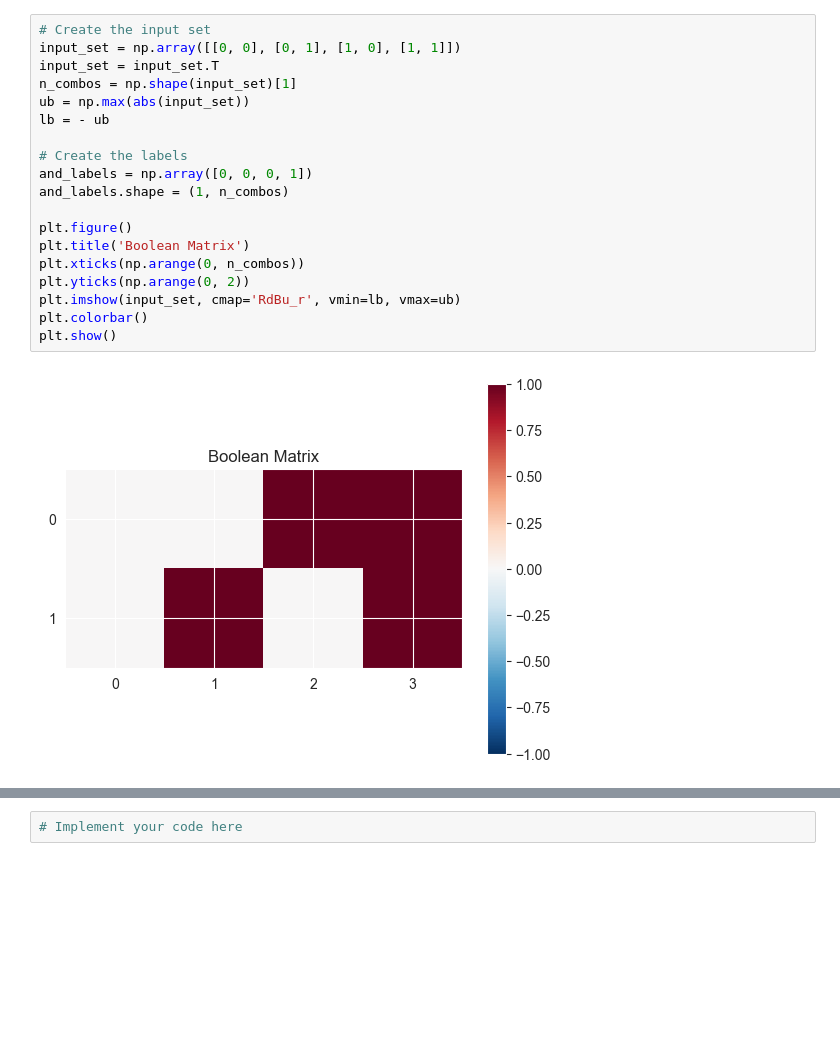
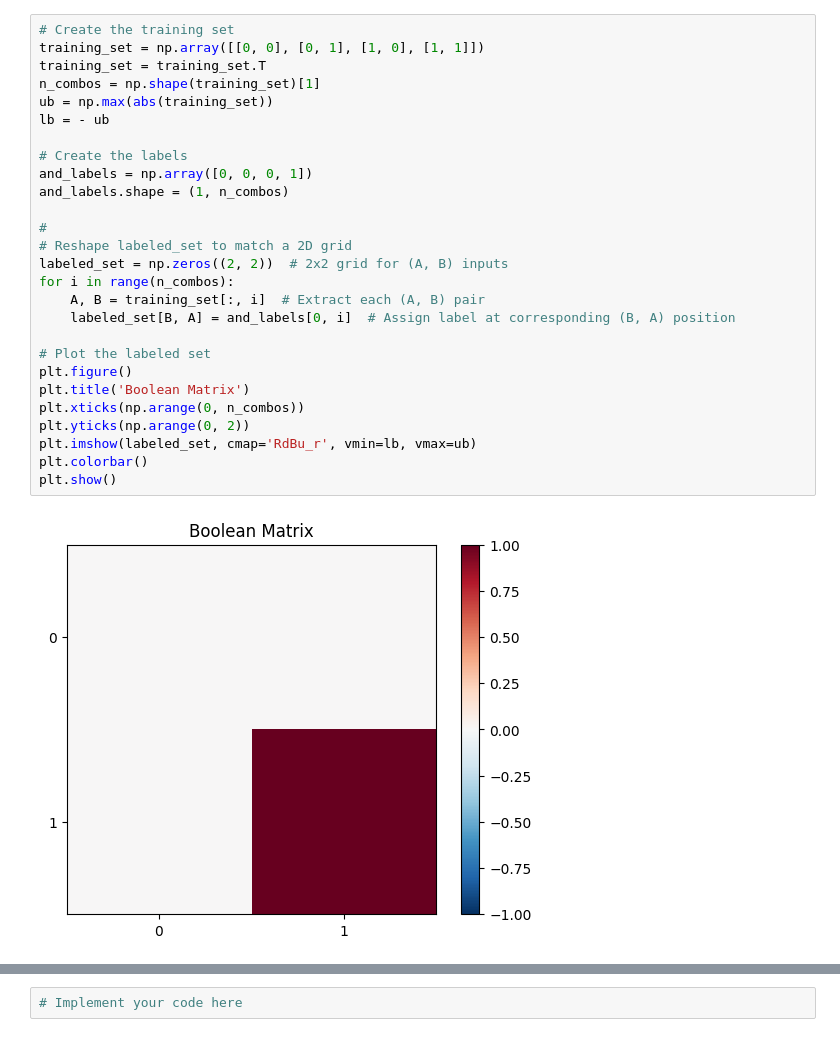
Before and after one commit to PrincetonUniversity/NEU-PSY-502, a Jupyter notebook: website/content/502B/Computation/Primer/notebooks/3 Perceptron and XOR.ipynb, the cells around one changed output, grey strips where cells are left out. Drawn from its saved outputs; the diff is of its cells as text; blank space fills up the shorter version.

```diff
--- a/website/content/502B Computation/Primer/notebooks/3 Perceptron and XOR.ipynb
+++ b/website/content/502B/Computation/Primer/notebooks/3 Perceptron and XOR.ipynb
@@ -50,21 +54,29 @@ First, let's define a training set that includes all possible input combinations
 # %%
-# Create the input set
-input_set = np.array([[0, 0], [0, 1], [1, 0], [1, 1]])
-input_set = input_set.T
-n_combos = np.shape(input_set)[1]
-ub = np.max(abs(input_set))
+# Create the training set
+training_set = np.array([[0, 0], [0, 1], [1, 0], [1, 1]])
+training_set = training_set.T
+n_combos = np.shape(training_set)[1]
+ub = np.max(abs(training_set))
 lb = - ub
 
 # Create the labels
 and_labels = np.array([0, 0, 0, 1])
 and_labels.shape = (1, n_combos)
 
+#
+# Reshape labeled_set to match a 2D grid
+labeled_set = np.zeros((2, 2))  # 2x2 grid for (A, B) inputs
+for i in range(n_combos):
+    A, B = training_set[:, i]  # Extract each (A, B) pair
+    labeled_set[B, A] = and_labels[0, i]  # Assign label at corresponding (B, A) position
+
+# Plot the labeled set
 plt.figure()
 plt.title('Boolean Matrix')
 plt.xticks(np.arange(0, n_combos))
 plt.yticks(np.arange(0, 2))
-plt.imshow(input_set, cmap='RdBu_r', vmin=lb, vmax=ub)
+plt.imshow(labeled_set, cmap='RdBu_r', vmin=lb, vmax=ub)
 plt.colorbar()
 plt.show()
 # %% [output]
-[figure, old version]
+[figure, new version]
```
Also changed, not shown: parts of 16 cells of this notebook, 8 other files.
